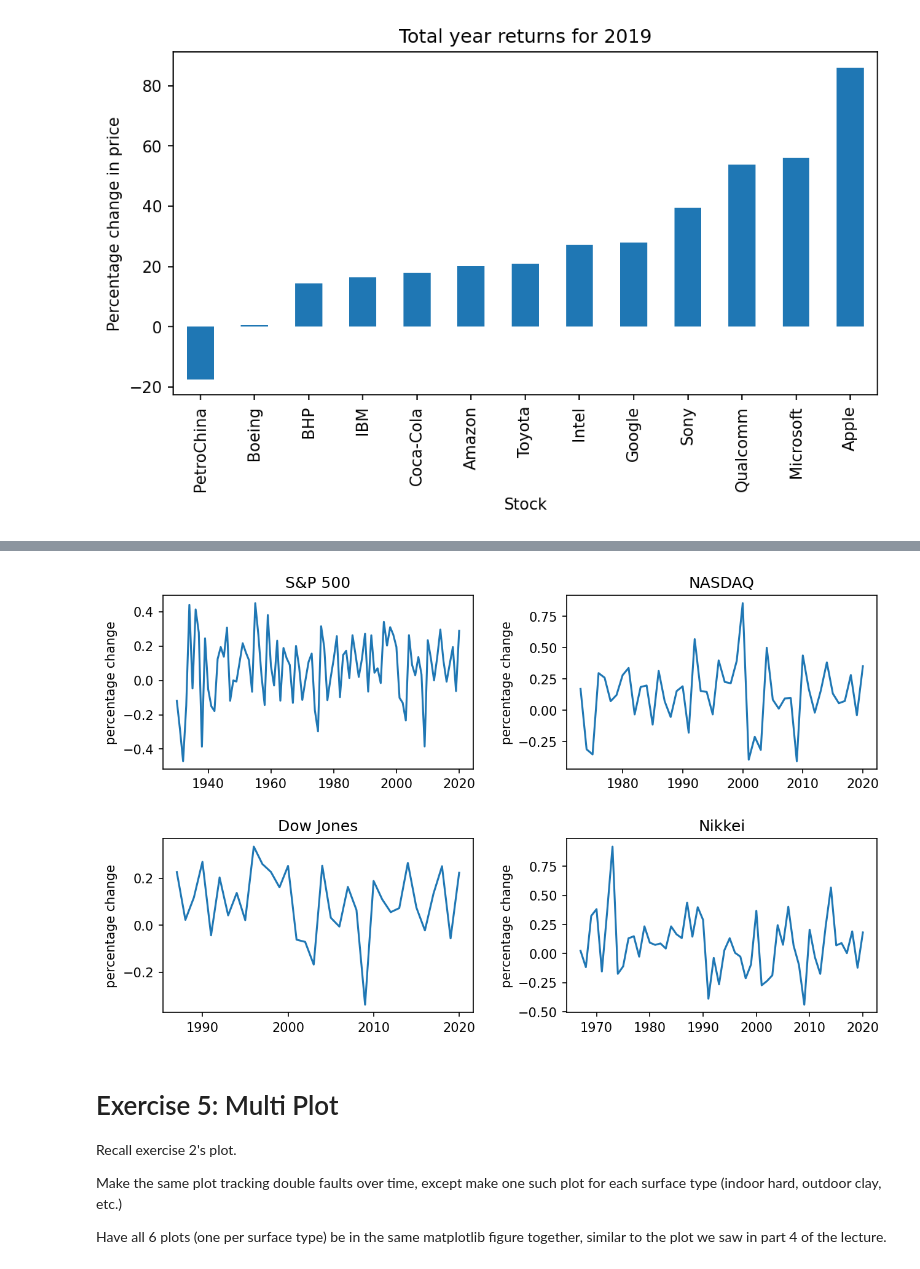
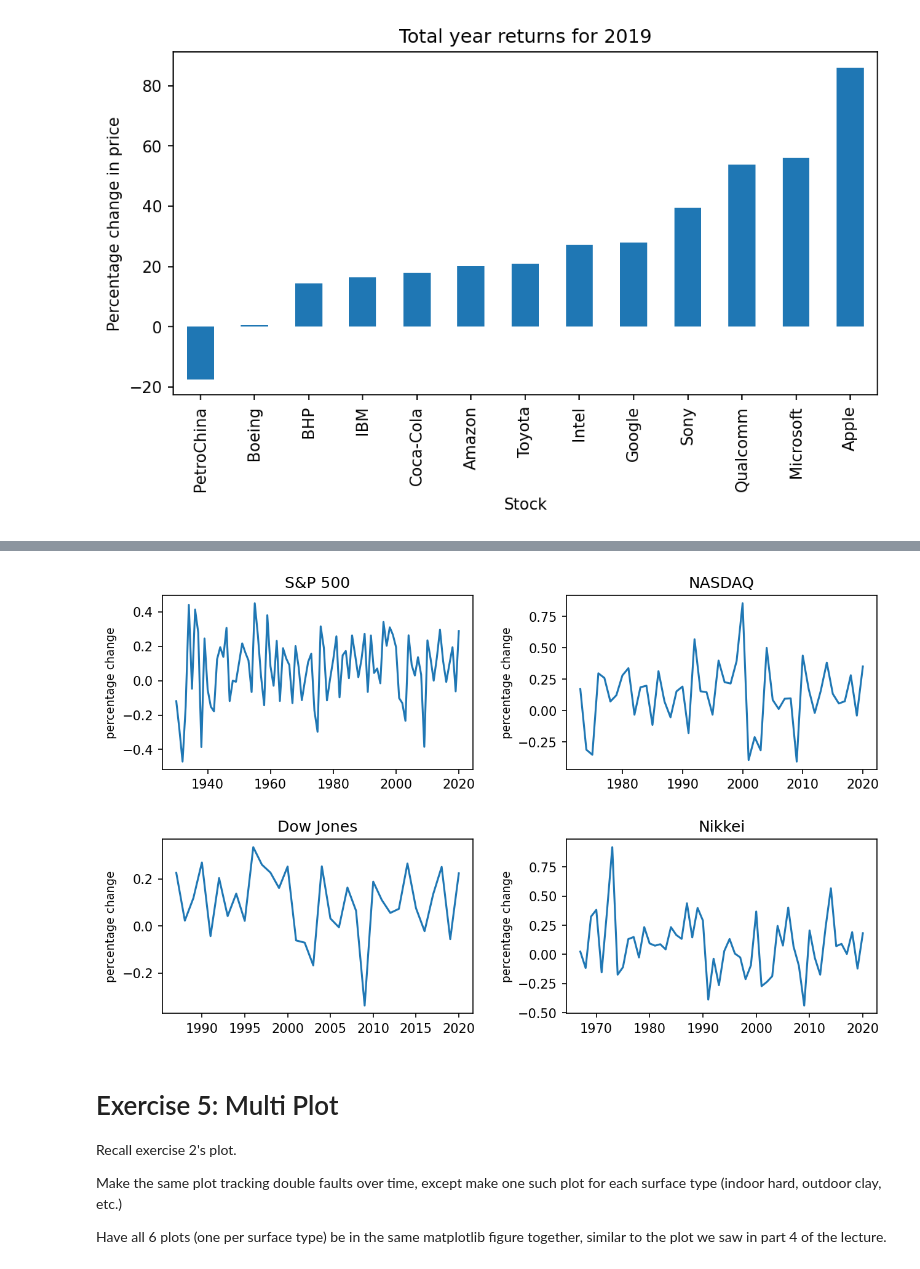
Before and after one commit to cb-ds-1/m2-2-viz, a Jupyter notebook: workshop.ipynb, the cells around one changed output, grey strips where cells are left out. Cells and saved outputs as stored; diff of their text form; code cells hidden in the pictures.

```diff
--- a/workshop.ipynb
+++ b/workshop.ipynb
@@ -182,54 +206,34 @@ Complete the program to show summary statistics and plot the result as a time se
 # %%
-ticker_list = {'^GSPC': 'S&P 500',
-               '^IXIC': 'NASDAQ',
-               '^DJI': 'Dow Jones',
-               '^N225': 'Nikkei'}
-def read_data(ticker_list,
-          start=dt.datetime(1928, 1, 1),
-          end=dt.datetime(2019, 12, 31)):
-    """
-    This function reads in closing price data from Yahoo
-    for each tick in the ticker_list.
-    """
-    ticker = pd.DataFrame()
-
-    for tick in ticker_list:
-        prices = data.DataReader(tick, 'yahoo',start,end)
-        closing_prices = prices['Close']
-        ticker[tick] = closing_prices
-
-    return ticker
-
-ticker = read_data(ticker_list)
-
 dfYearly = ticker.fillna(method='ffill').asfreq('BA').pct_change()
 dfYearly = dfYearly.rename(columns=ticker_list)
 
 # make the plots
 num_rows, num_cols = 2, 2
 fig, axes = plt.subplots(num_rows, num_cols,dpi=150,figsize=(10,6))
 cnt = 0
 for i in range(num_rows):
     for j in range(num_cols):
         # get the title and make the plots
         indx = dfYearly.columns[cnt]
         axes[i, j].plot(dfYearly.index,dfYearly[indx])
         axes[i, j].set(title=indx)
-        axes[i, j].set_ylabel('percentage change')
+        axes[i, j].set_ylabel('percentage change',fontsize=9)
         # set up a nice x-axis
         xmin, xmax = axes[i, j].get_xlim()
-        if (xmax-xmin) > (365*70):  # reduce xticks if more than 70 yrs
-            decade = mdates.YearLocator(20)
-        else:
-            decade = mdates.YearLocator(10)   # every decade
+        Nyr = 5 # tickmark length in years
+        Y = 37 # number of years limit
+        while (xmax-xmin) > (365*Y):
+            Nyr *= 2
+            Y *= 2
+        years = mdates.YearLocator(Nyr)   # every decade
         years_fmt = mdates.DateFormatter('%Y')
-        axes[i, j].xaxis.set_major_locator(decade)
+        axes[i, j].xaxis.set_major_locator(years)
         axes[i, j].xaxis.set_major_formatter(years_fmt)
         cnt += 1
 plt.subplots_adjust(left=None, bottom=None, right=None, top=None, wspace=0.3, hspace=0.4)
 plt.show()
 # %% [output]
-[figure, old version]
+[figure, new version]
 # %% [markdown]
 # Exercise 5: Multi Plot
 
```
Also changed, not shown: parts of 2 cells of this notebook.
